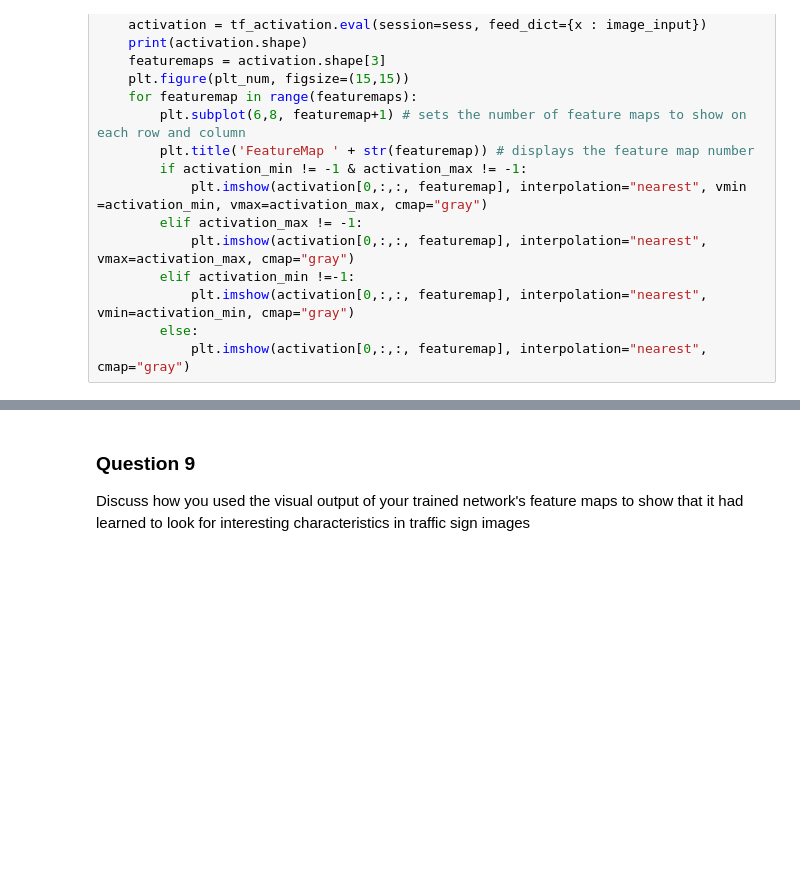
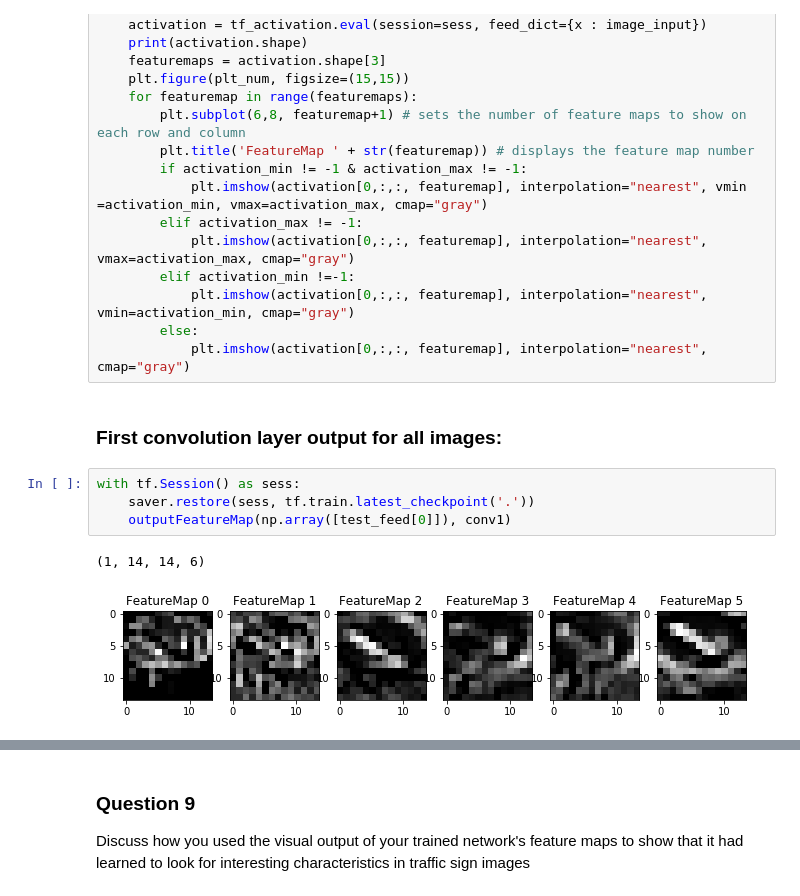
Before and after one commit to msaadnawaz/CarND, a Jupyter notebook: CarND-Traffic-Sign-Classifier-Project/Traffic_Sign_Classifier.ipynb, the cells around one changed output, grey strips where cells are left out. Drawn from its saved outputs; the diff is of its cells as text; blank space fills up the shorter version.

```diff
--- a/CarND-Traffic-Sign-Classifier-Project/Traffic_Sign_Classifier.ipynb
+++ b/CarND-Traffic-Sign-Classifier-Project/Traffic_Sign_Classifier.ipynb
@@ -572,3 +580,12 @@ def outputFeatureMap(image_input, tf_activation, activation_min=-1, activation_m
             plt.imshow(activation[0,:,:, featuremap], interpolation="nearest", vmin=activation_min, cmap="gray")
         else:
             plt.imshow(activation[0,:,:, featuremap], interpolation="nearest", cmap="gray")
+# %% [markdown]
+### First convolution layer output for all images:
+# %%
+with tf.Session() as sess:
+    saver.restore(sess, tf.train.latest_checkpoint('.'))
+    outputFeatureMap(np.array([test_feed[0]]), conv1)
+# %% [output]
+(1, 14, 14, 6)
+[figure, added]
```
Also changed, not shown: parts of 17 cells of this notebook, 6 other files.
